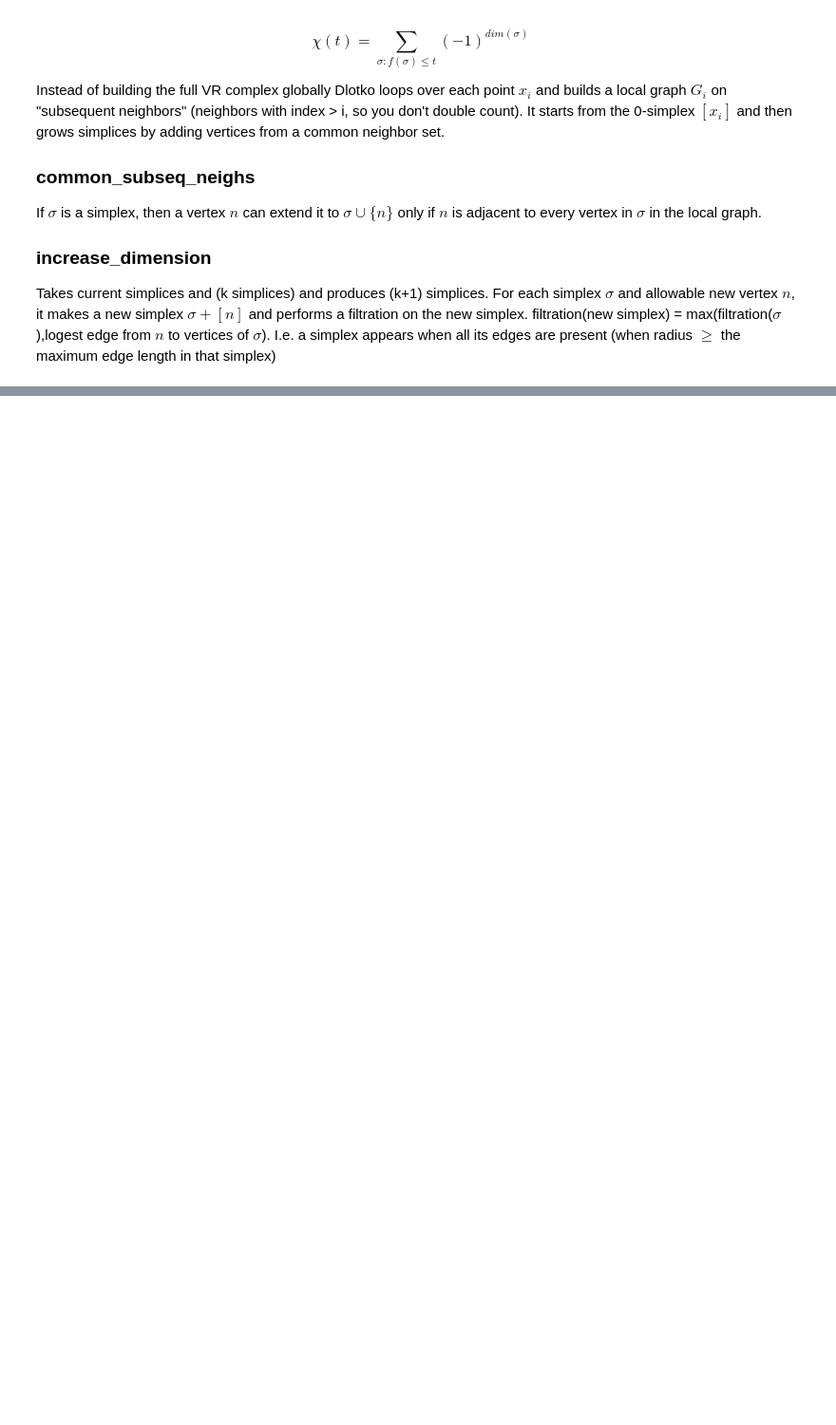
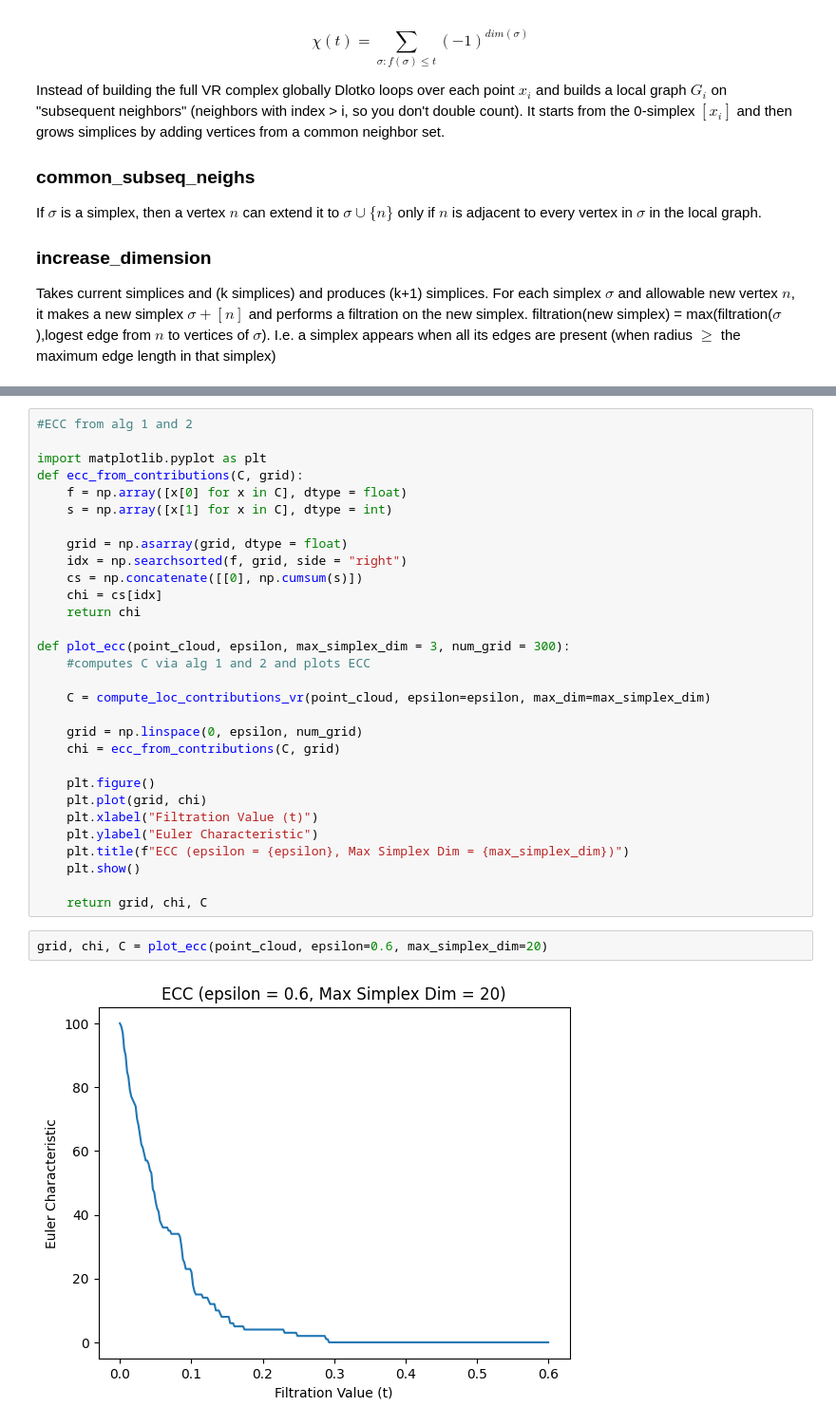
Before and after one commit to JosephMatatyaou/STA199REU, a Jupyter notebook: Week5/ECCAlgtesting.ipynb, the cells around one changed output, grey strips where cells are left out. Shown at 95% size. Saved outputs shown, nothing was run; the diff lists cells and outputs as text; blank space fills up the shorter version.

```diff
--- a/Week5/ECCAlgtesting.ipynb
+++ b/Week5/ECCAlgtesting.ipynb
@@ -19,0 +165,34 @@ Takes current simplices and (k simplices) and produces (k+1) simplices. For each
+# %%
+#ECC from alg 1 and 2
+
+import matplotlib.pyplot as plt
+def ecc_from_contributions(C, grid):
+    f = np.array([x[0] for x in C], dtype = float)
+    s = np.array([x[1] for x in C], dtype = int)
+
+    grid = np.asarray(grid, dtype = float)
+    idx = np.searchsorted(f, grid, side = "right")
+    cs = np.concatenate([[0], np.cumsum(s)])
+    chi = cs[idx]
+    return chi
+
+def plot_ecc(point_cloud, epsilon, max_simplex_dim = 3, num_grid = 300):
+    #computes C via alg 1 and 2 and plots ECC
+
+    C = compute_loc_contributions_vr(point_cloud, epsilon=epsilon, max_dim=max_simplex_dim)
+
+    grid = np.linspace(0, epsilon, num_grid)
+    chi = ecc_from_contributions(C, grid)
+
+    plt.figure()
+    plt.plot(grid, chi)
+    plt.xlabel("Filtration Value (t)")
+    plt.ylabel("Euler Characteristic")
+    plt.title(f"ECC (epsilon = {epsilon}, Max Simplex Dim = {max_simplex_dim})")
+    plt.show()
+
+    return grid, chi, C
+# %%
+grid, chi, C = plot_ecc(point_cloud, epsilon=0.6, max_simplex_dim=20)
+# %% [output]
+[figure, added]
```
Also changed, not shown: parts of 7 cells of this notebook.
